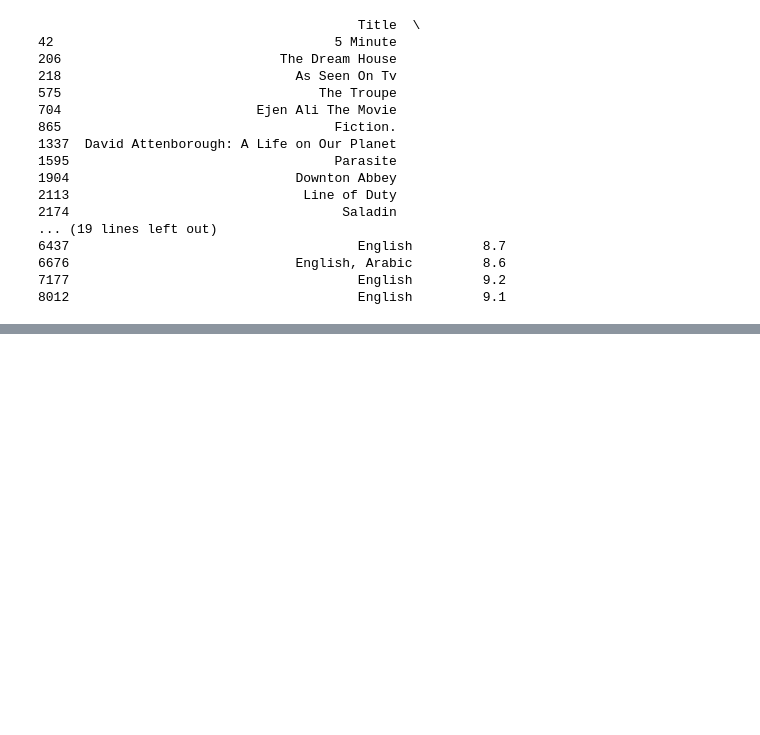
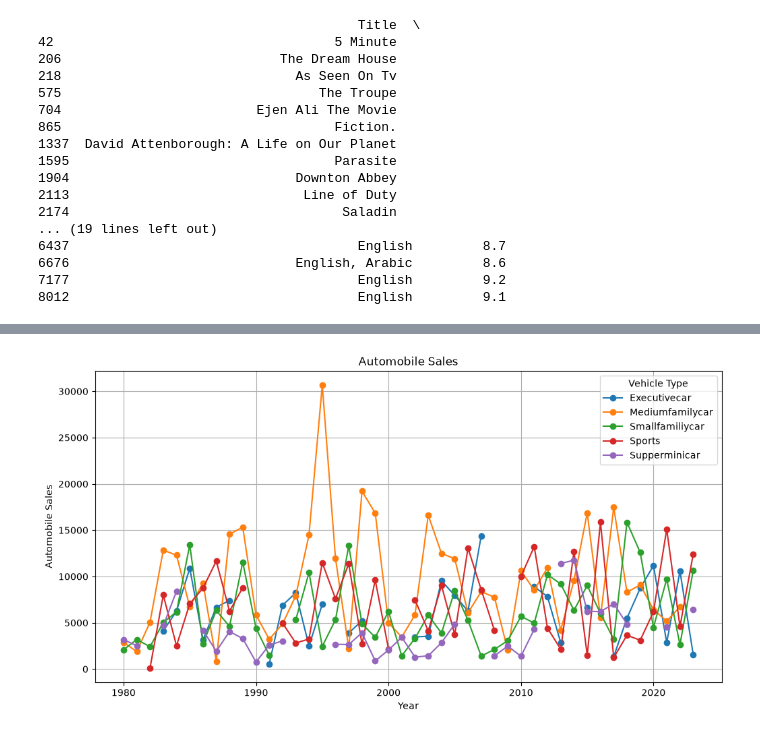
Before and after one commit to Snehal05300/Retail-Analytics-Kickoff-Dataset-Exploration-Statistical-Analysis, a Jupyter notebook: Assignment.ipynb, the cells around one changed output, grey strips where cells are left out. Cells and saved outputs as stored; diff of their text form; code cells hidden in the pictures; blank space fills up the shorter version.

```diff
--- a/Assignment.ipynb
+++ b/Assignment.ipynb
@@ -659,0 +676,14 @@ print(english_high_imdb[[
+# %%
+vehicle_sales = df.groupby(
+    ["Year", "Vehicle_Type"]
+)["Automobile_Sales"].sum().unstack()
+
+vehicle_sales.plot(kind="line", marker="o", figsize=(12,6))
+plt.title("Automobile Sales")
+plt.xlabel("Year")
+plt.ylabel("Automobile Sales")
+plt.legend(title="Vehicle Type")
+plt.grid(True)
+plt.show()
+# %% [output]
+[figure, added]
```
Also changed, not shown: parts of 15 cells of this notebook, 4 other files.
